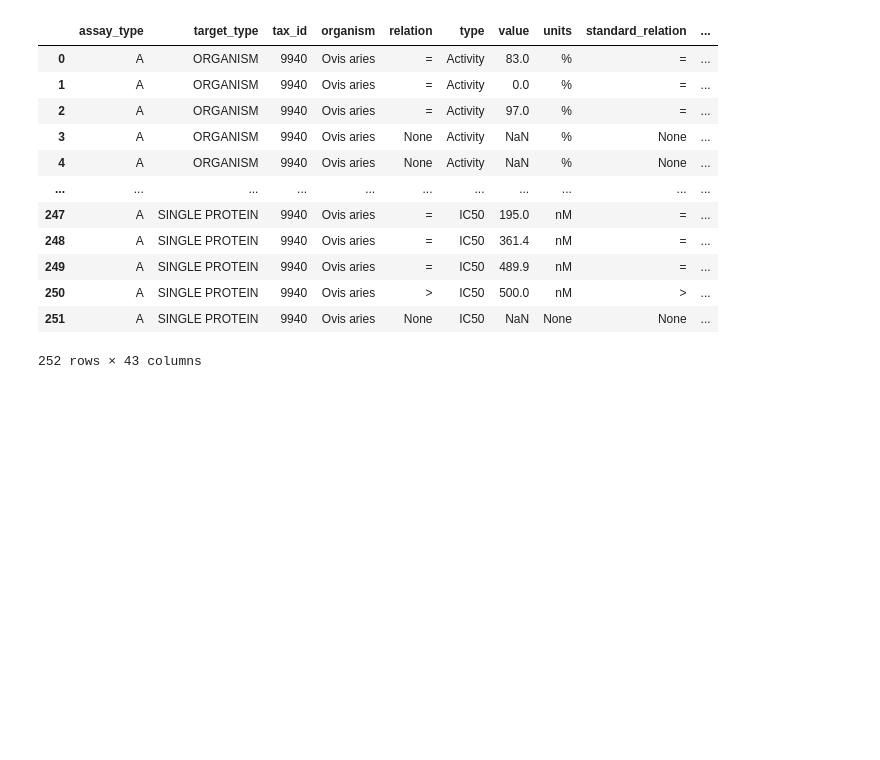
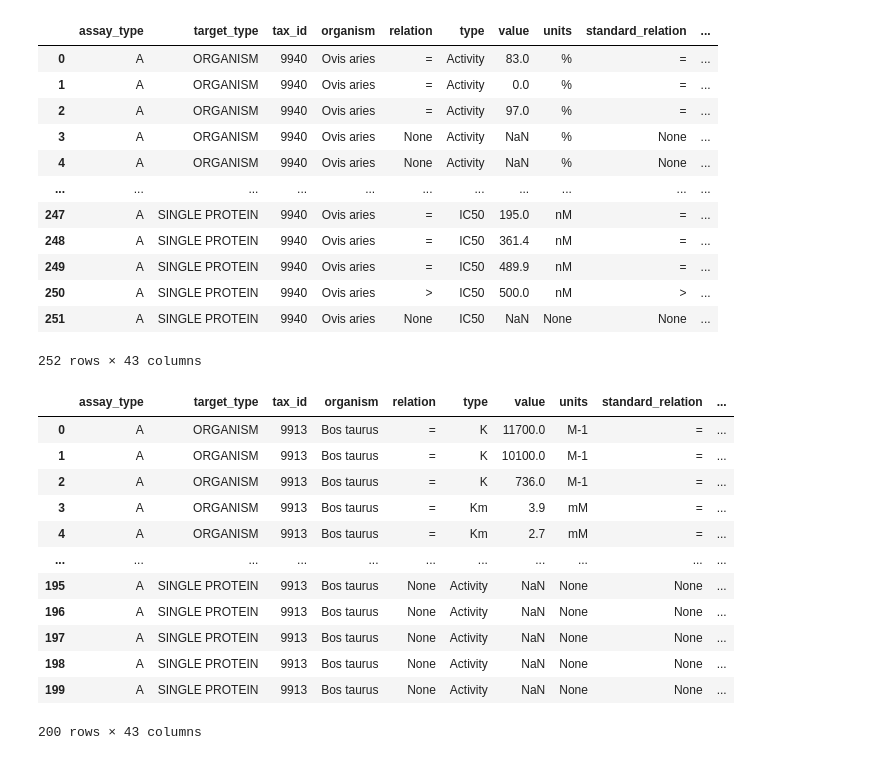
Before and after one commit to Cargill-Capstone2021/ADME-modeling-for-Cargill, a Jupyter notebook: working/CHEMBL_db.ipynb, the cells around one changed output. Saved outputs shown, nothing was run; the diff lists cells and outputs as text; code cells hidden in the pictures; blank space fills up the shorter version.

```diff
--- a/working/CHEMBL_db.ipynb
+++ b/working/CHEMBL_db.ipynb
@@ -470,0 +473,4 @@ df_ovis.to_csv('Ovis_Aries.csv', sep=';', index=False)
+# %%
+merged1 = pd.concat([df_td_a_act_cr_md_cs_cp,df_ovis])
+# %%
+merged2=pd.concat([merged1,df_sus])
@@ -470,0 +479,16 @@ df_ovis.to_csv('Ovis_Aries.csv', sep=';', index=False)
+# %%
+merged2.head(n=200)
+# %% [output]
+|  | assay_type | target_type | tax_id | organism | relation | type | value | units | standard_relation | ... |
+| 0 | A | ORGANISM | 9913 | Bos taurus | = | K | 11700.0 | M-1 | = | ... |
+| 1 | A | ORGANISM | 9913 | Bos taurus | = | K | 10100.0 | M-1 | = | ... |
+| 2 | A | ORGANISM | 9913 | Bos taurus | = | K | 736.0 | M-1 | = | ... |
+| 3 | A | ORGANISM | 9913 | Bos taurus | = | Km | 3.9 | mM | = | ... |
+| 4 | A | ORGANISM | 9913 | Bos taurus | = | Km | 2.7 | mM | = | ... |
+| ... | ... | ... | ... | ... | ... | ... | ... | ... | ... | ... |
+| 195 | A | SINGLE PROTEIN | 9913 | Bos taurus | None | Activity | NaN | None | None | ... |
+| 196 | A | SINGLE PROTEIN | 9913 | Bos taurus | None | Activity | NaN | None | None | ... |
+| 197 | A | SINGLE PROTEIN | 9913 | Bos taurus | None | Activity | NaN | None | None | ... |
+| 198 | A | SINGLE PROTEIN | 9913 | Bos taurus | None | Activity | NaN | None | None | ... |
+| 199 | A | SINGLE PROTEIN | 9913 | Bos taurus | None | Activity | NaN | None | None | ... |
+200 rows × 43 columns
```
Also changed, not shown: parts of 3 cells of this notebook.
